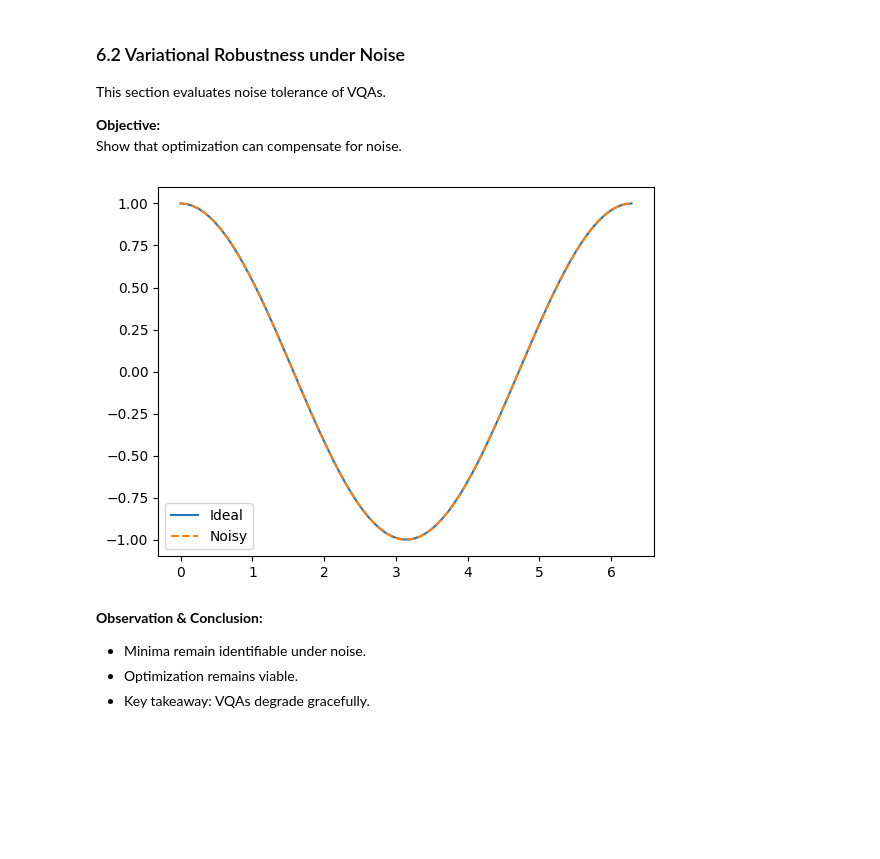
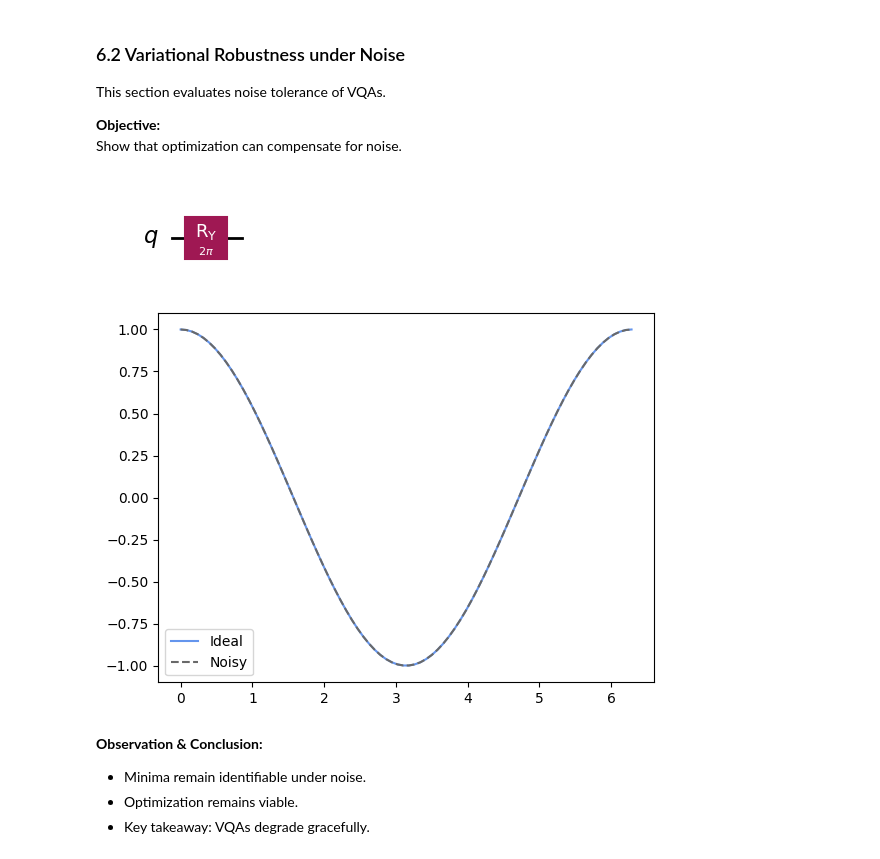
Before and after one commit to rhmes/qft-vqa-nisq, a Jupyter notebook: qft-vqa-nisq.ipynb, the cells around one changed output. Saved outputs shown, nothing was run; the diff lists cells and outputs as text; code cells hidden in the pictures; blank space fills up the shorter version.

Commit message:
Update visuals

```diff
--- a/qft-vqa-nisq.ipynb
+++ b/qft-vqa-nisq.ipynb
@@ -633,18 +635,22 @@ Show that optimization can compensate for noise.
 # %%
 energies_noisy = []
 
 for t in thetas:
     qc = QuantumCircuit(1)
     qc.ry(t, 0)
     state = Statevector.from_instruction(qc)
     energies_noisy.append(np.real(state.expectation_value(H)))
 
-plt.plot(thetas, energies, label="Ideal")
-plt.plot(thetas, energies_noisy, linestyle="--", label="Noisy")
+qc.draw('mpl')
+plt.show()
+
+plt.plot(thetas, energies, label="Ideal", color='cornflowerblue')
+plt.plot(thetas, energies_noisy, linestyle="--", label="Noisy", color='dimgray')
 plt.legend()
 plt.show()
 # %% [output]
-[figure, old version]
+[figure, new version]
+[figure, added]
 # %% [markdown]
 **Observation & Conclusion:**
 
```
Also changed, not shown: parts of 11 cells of this notebook.
